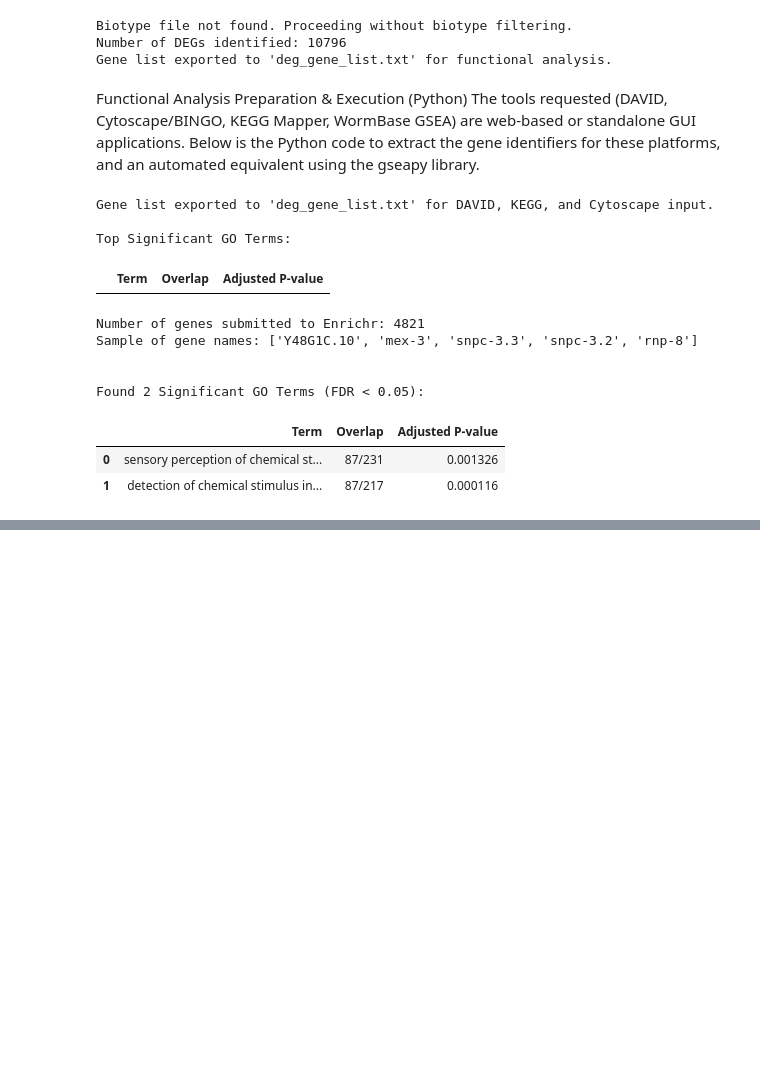
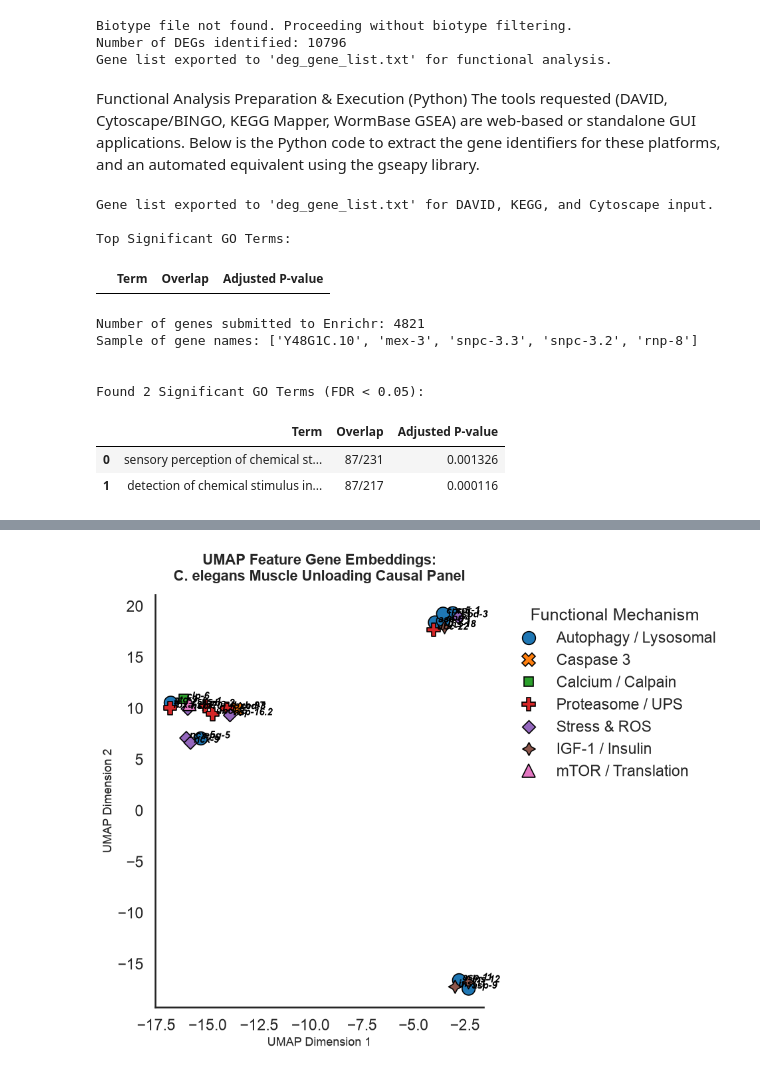
Before and after one commit to gomezdj/exerkinemap, a Jupyter notebook: exerkinemap/space-omics/celegans/celegans_microgravity_rnaseq.ipynb, the cells around one changed output, grey strips where cells are left out. Cells and saved outputs as stored; diff of their text form; code cells hidden in the pictures; blank space fills up the shorter version.

```diff
--- a/exerkinemap/space-omics/celegans/celegans_microgravity_rnaseq.ipynb
+++ b/exerkinemap/space-omics/celegans/celegans_microgravity_rnaseq.ipynb
@@ -192,0 +716,91 @@ Found 2 Significant GO Terms (FDR < 0.05):
+# %%
+import pandas as pd
+import numpy as np
+import matplotlib.pyplot as plt
+import seaborn as sns
+import umap
+from sklearn.preprocessing import StandardScaler
+
+# 1. Define the Muscle Unloading Causal Panel
+unloading_panel = {
+    'IGF-1 / Insulin': ['ins-11', 'ins-12', 'ins-15', 'ins-18', 'age-1', 'akt-1', 'akt-2'],
+    'mTOR / Translation': ['rsks-1', 'let-363', 'lev-9'],
+    'FOXO Transcription': ['daf-16'],
+    'Focal Adhesion (FAK/MHC)': ['pck-1', 'myo-3', 'unc-54'],
+    'Stress & ROS': ['sod-3', 'hsp-70', 'hsp-16.2', 'ncx-5', 'ncx-9'],
+    'Calcium / Calpain': ['clp-6'],
+    'Caspase 3': ['ced-3'],
+    'Autophagy / Lysosomal': ['atg-9', 'epg-5', 'cpr-1', 'cpr-4', 'cpr-5', 'asp-8', 'asp-9', 'asp-11'],
+    'Proteasome / UPS': ['fbxa-217', 'fbxb-97', 'fbxc-27', 'uba-2', 'ubc-15', 'ubc-22']
+}
+panel_genes = [g for grp in unloading_panel.values() for g in grp]
+
+# 2. Filter and Clean Panel Data
+panel_data = degs[degs['gene'].isin(panel_genes)].copy()
+panel_data['log2(fold_change)'] = pd.to_numeric(panel_data['log2(fold_change)'], errors='coerce')
+panel_data['log2(fold_change)'] = panel_data['log2(fold_change)'].replace([np.inf, -np.inf], np.nan)
+panel_data = panel_data.dropna(subset=['log2(fold_change)', 'p_value'])
+panel_data = panel_data.groupby('gene', as_index=False).mean(numeric_only=True)
+
+# Map genes to pathways
+gene_to_pathway = {gene: pathway for pathway, genes in unloading_panel.items() for gene in genes}
+panel_data['Pathway'] = panel_data['gene'].map(gene_to_pathway)
+
+# 3. Construct Multi-Feature Gene Space for UMAP Embedding
+panel_data['nlog10_p'] = -np.log10(panel_data['p_value'])
+panel_data['is_upregulated'] = (panel_data['log2(fold_change)'] > 0).astype(float)
+
+features = ['log2(fold_change)', 'nlog10_p', 'is_upregulated']
+X = panel_data[features].values
+
+# Standardize feature variance
+scaler = StandardScaler()
+X_scaled = scaler.fit_transform(X)
+
+# 4. Run UMAP Dimensionality Reduction
+reducer = umap.UMAP(
+    n_neighbors=5,     # Adjusted for smaller panel size
+    min_dist=0.3,      # Controls tightness of clustered points
+    n_components=2,    # 2D projection
+    random_state=42
+)
+umap_coords = reducer.fit_transform(X_scaled)
+
+panel_data['UMAP1'] = umap_coords[:, 0]
+panel_data['UMAP2'] = umap_coords[:, 1]
+
+# 5. Publication-Ready UMAP Plotting
+plt.figure(figsize=(10, 8))
+sns.set_theme(style="white", context="talk")
+
+ax = sns.scatterplot(
+    data=panel_data,
+    x='UMAP1',
+    y='UMAP2',
+    hue='Pathway',
+    style='Pathway',
+    s=200,
+    palette='tab10',
+    edgecolor='black',
+    linewidth=1.2
+)
+
+# Annotate driver genes with high magnitude or significance
+for _, row in panel_data.iterrows():
+    if abs(row['log2(fold_change)']) > 2.0 or row['nlog10_p'] > 3.0:
+        ax.text(row['UMAP1'] + 0.15, row['UMAP2'], row['gene'],
+                fontsize=11, fontstyle='italic', weight='bold', color='black')
+
+plt.title('UMAP Feature Gene Embeddings:\nC. elegans Muscle Unloading Causal Panel', fontsize=16, pad=15, weight='bold')
+plt.xlabel('UMAP Dimension 1', fontsize=13)
+plt.ylabel('UMAP Dimension 2', fontsize=13)
+
+plt.legend(bbox_to_anchor=(1.05, 1), loc='upper left', frameon=False, title='Functional Mechanism')
+sns.despine()
+plt.tight_layout()
+
+# Save and Show
+plt.savefig('UMAP_Gene_Embeddings.pdf', dpi=300, bbox_inches='tight')
+plt.show()
+# %% [output]
+[figure, added]
```
Also changed, not shown: parts of 15 cells of this notebook, 51 other files.
